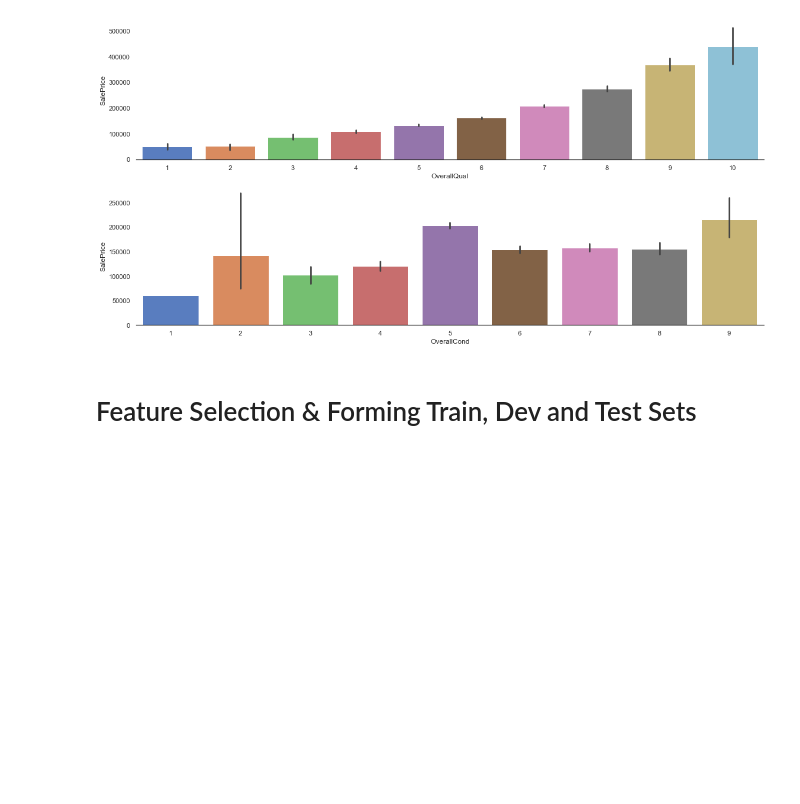
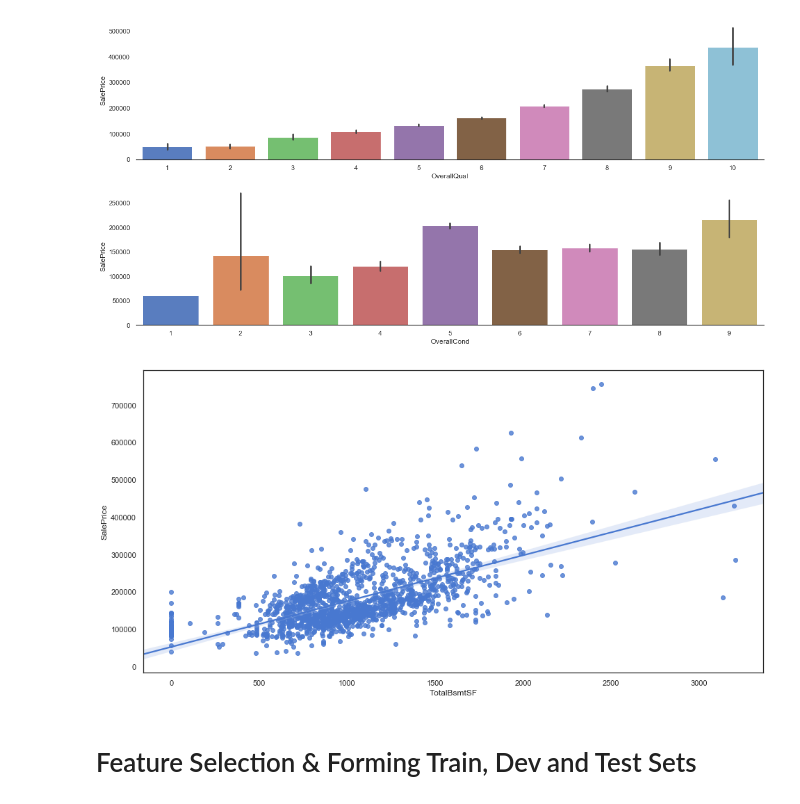
Before and after one commit to IntelligentsiAI/000-House-Price-Prediction, a Jupyter notebook: Data Exploration.ipynb, the cells around one changed output. Saved outputs shown, nothing was run; the diff lists cells and outputs as text; code cells hidden in the pictures; blank space fills up the shorter version.

```diff
--- a/Data Exploration.ipynb
+++ b/Data Exploration.ipynb
@@ -118,3 +140,11 @@ plt.tight_layout()
+# %%
+# Set the width and height of the figure
+plt.figure(figsize=(16,8))
+# Add a Regression line to see the correlation btw bmi and charges
+sns.regplot(x=df_train['TotalBsmtSF'], y=df_train['SalePrice'])
+plt.show()
+# %% [output]
+[figure, added]
 # %% [markdown]
 # Feature Selection & Forming Train, Dev and Test Sets
 # %%
```
Also changed, not shown: parts of 17 cells of this notebook.
